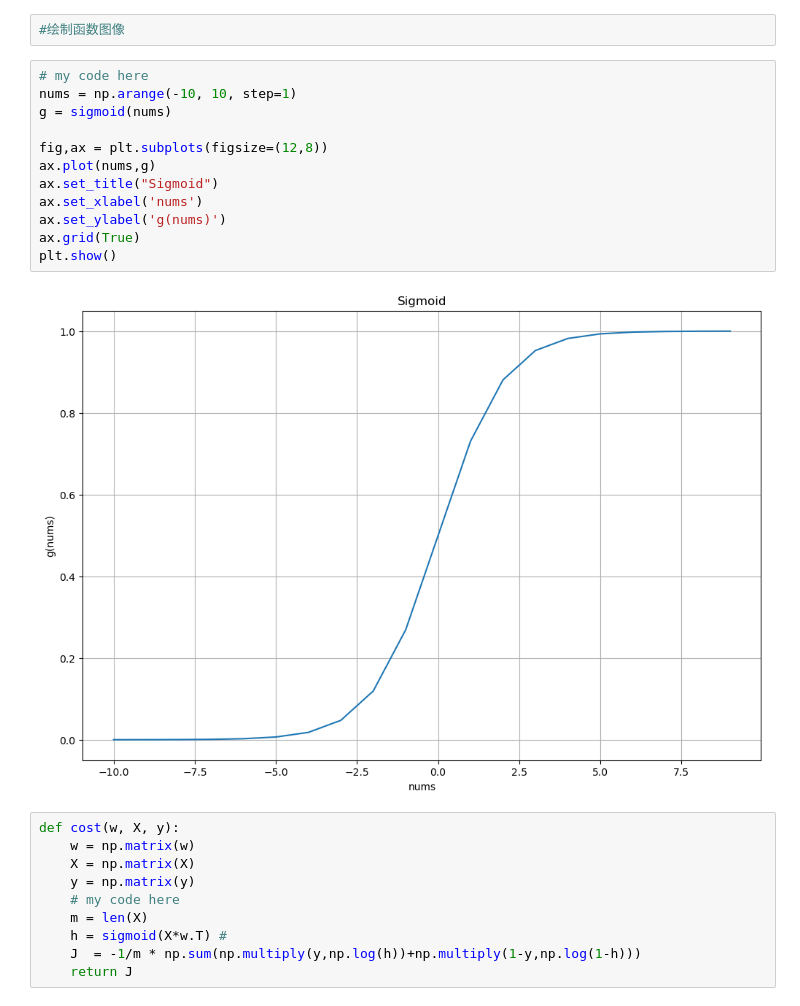
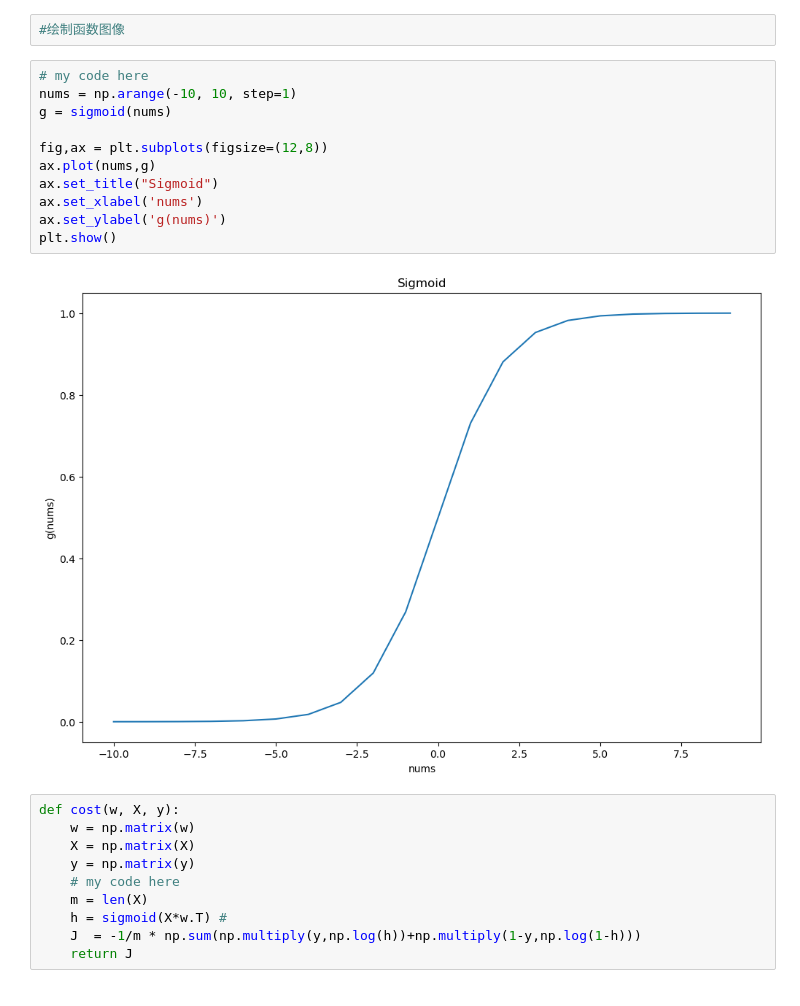
Before and after one commit to YeHuodeShenMing/-, a Jupyter notebook: 第三次作业及数据/作业3.ipynb, the cells around one changed output. Cells and saved outputs as stored; diff of their text form.

```diff
--- a/第三次作业及数据/作业3.ipynb
+++ b/第三次作业及数据/作业3.ipynb
@@ -123,17 +123,16 @@ def sigmoid(z):
 # %%
 # my code here
 nums = np.arange(-10, 10, step=1)
 g = sigmoid(nums)
 
 fig,ax = plt.subplots(figsize=(12,8))
 ax.plot(nums,g)
 ax.set_title("Sigmoid")
 ax.set_xlabel('nums')
 ax.set_ylabel('g(nums)')
-ax.grid(True)
 plt.show()
 # %% [output]
-[figure, old version]
+[figure, new version]
 # %%
 def cost(w, X, y):
     w = np.matrix(w)
```
Also changed, not shown: parts of 11 cells of this notebook, 1 other file.
